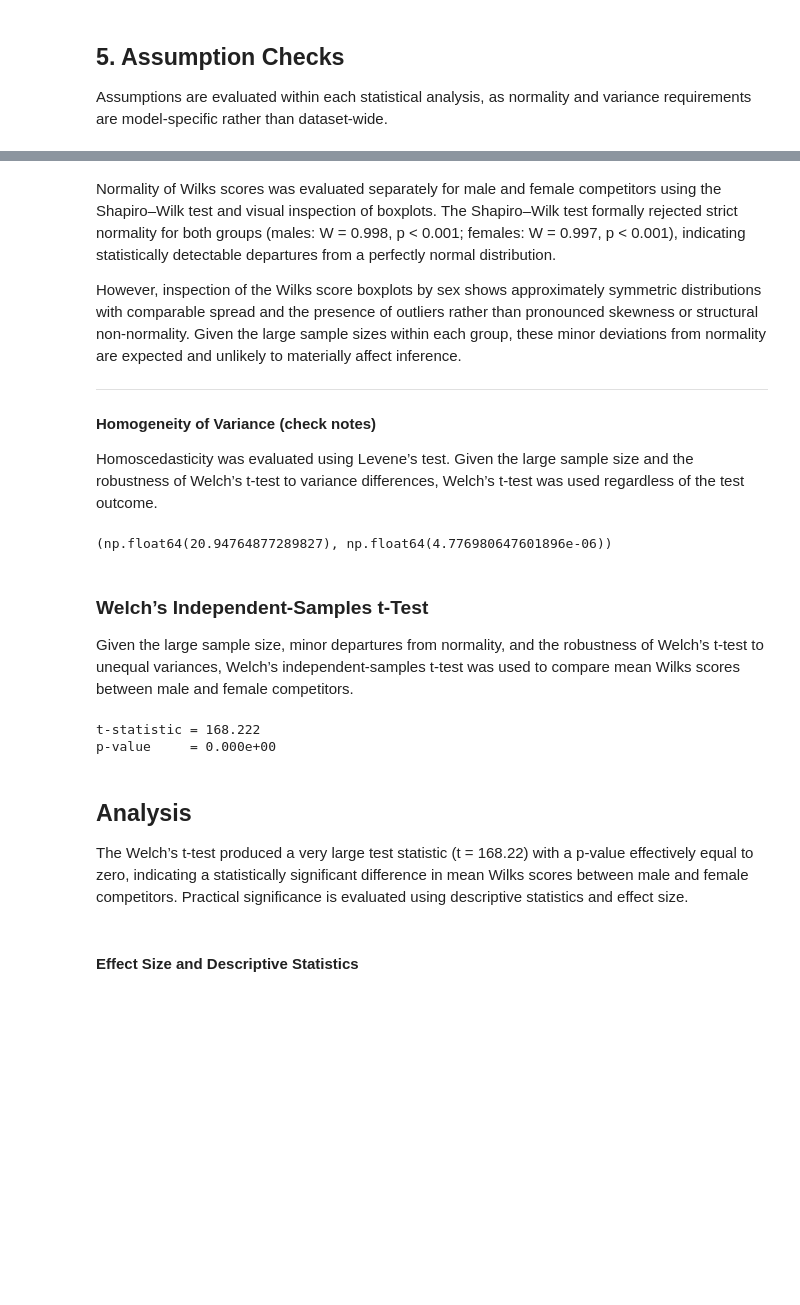
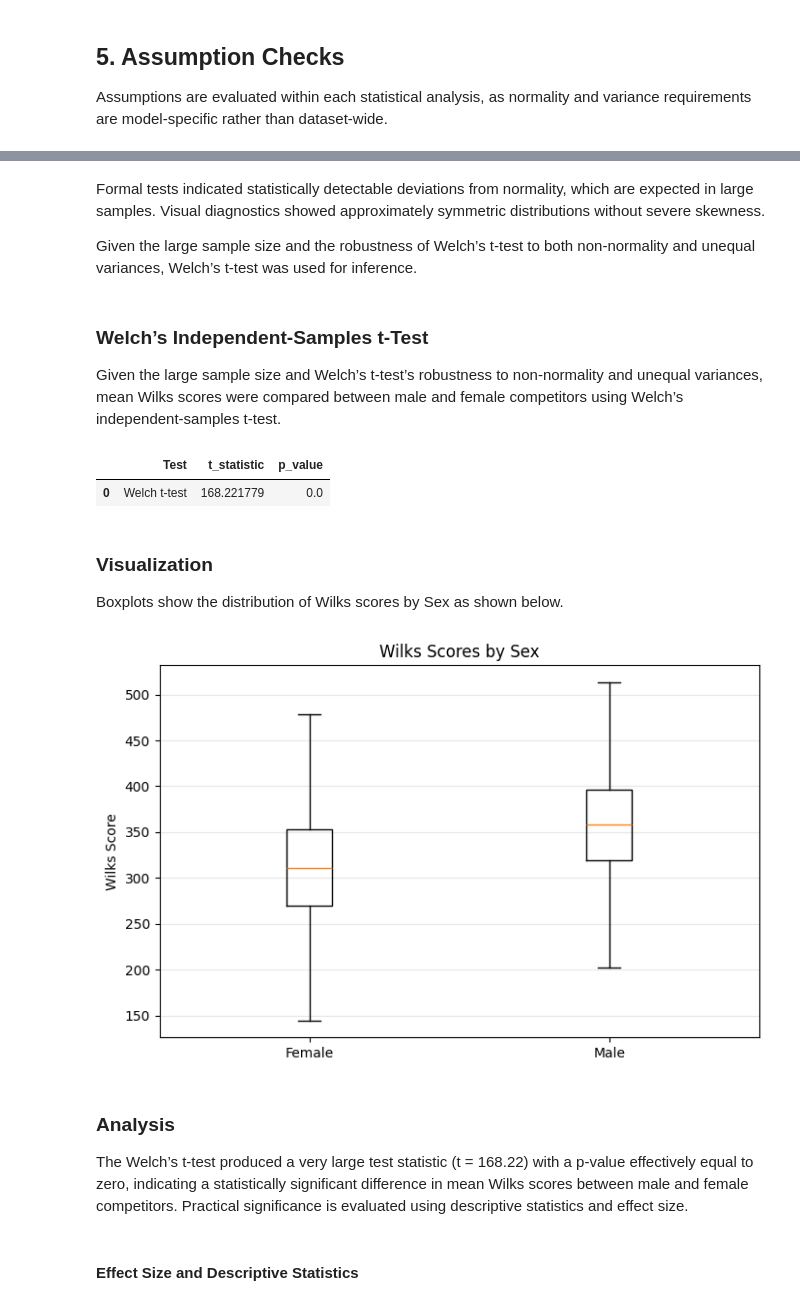
Before and after one commit to charles633-wcu/powerlifting-statistical-analysis, a Jupyter notebook: analysis.ipynb, the cells around one changed output, grey strips where cells are left out. Drawn from its saved outputs; the diff is of its cells as text; code cells hidden in the pictures; blank space fills up the shorter version.

```diff
--- a/analysis.ipynb
+++ b/analysis.ipynb
@@ -349,24 +323,11 @@ Females: W = 0.996, p = 1.177e-10
 # %% [markdown]
+ Formal tests indicated statistically detectable deviations from normality, which are expected in large samples. Visual diagnostics showed approximately symmetric distributions without severe skewness.
 
-Normality of Wilks scores was evaluated separately for male and female competitors using the Shapiro–Wilk test and visual inspection of boxplots. The Shapiro–Wilk test formally rejected strict normality for both groups (males: W = 0.998, p < 0.001; females: W = 0.997, p < 0.001), indicating statistically detectable departures from a perfectly normal distribution.
-
-However, inspection of the Wilks score boxplots by sex shows approximately symmetric distributions with comparable spread and the presence of outliers rather than pronounced skewness or structural non-normality. Given the large sample sizes within each group, these minor deviations from normality are expected and unlikely to materially affect inference.
-
----
-#### Homogeneity of Variance (check notes)
-
-Homoscedasticity was evaluated using Levene’s test. Given the large sample size and the robustness of Welch’s t-test to variance differences, Welch’s t-test was used regardless of the test outcome.
+Given the large sample size and the robustness of Welch’s t-test to both non-normality and unequal variances, Welch’s t-test was used for inference.
-# %%
-from scipy.stats import levene
-
-levene_stat, levene_p = levene(male_sample, female_sample)
-levene_stat, levene_p
-# %% [output]
-(np.float64(20.94764877289827), np.float64(4.776980647601896e-06))
 # %% [markdown]
 ### Welch’s Independent-Samples t-Test
 
-Given the large sample size, minor departures from normality, and the robustness of Welch’s t-test to unequal variances, Welch’s independent-samples t-test was used to compare mean Wilks scores between male and female competitors.
+Given the large sample size and Welch’s t-test’s robustness to non-normality and unequal variances, mean Wilks scores were compared between male and female competitors using Welch’s independent-samples t-test.
 # %%
 from scipy.stats import ttest_ind
 
@@ -380,13 +341,34 @@ t_stat, p_val = ttest_ind(
     equal_var=False
 )
 
-print(f"t-statistic = {t_stat:.3f}")
-print(f"p-value     = {p_val:.3e}")
+pd.DataFrame({
+    "Test": ["Welch t-test"],
+    "t_statistic": [t_stat],
+    "p_value": [p_val]
+})
 # %% [output]
-t-statistic = 168.222
-p-value     = 0.000e+00
+|  | Test | t_statistic | p_value |
+| 0 | Welch t-test | 168.221779 | 0.0 |
+# %% [markdown]
+### Visualization
+
+Boxplots show the distribution of Wilks scores by Sex as shown below.
+# %%
+plt.figure(figsize=(8, 5))
+plt.boxplot(
+    [female_wilks, male_wilks],
+    tick_labels=["Female", "Male"],
+    showfliers=False
+)
+
+plt.ylabel("Wilks Score")
+plt.title("Wilks Scores by Sex")
+plt.grid(axis="y", alpha=0.3)
+plt.show()
+# %% [output]
+[figure, added]
 # %% [markdown]
-## Analysis
+### Analysis
 
 The Welch’s t-test produced a very large test statistic (t = 168.22) with a p-value effectively equal to zero, indicating a statistically significant difference in mean Wilks scores between male and female competitors. Practical significance is evaluated using descriptive statistics and effect size.
 # %% [markdown]
```
Also changed, not shown: parts of 36 cells of this notebook.
